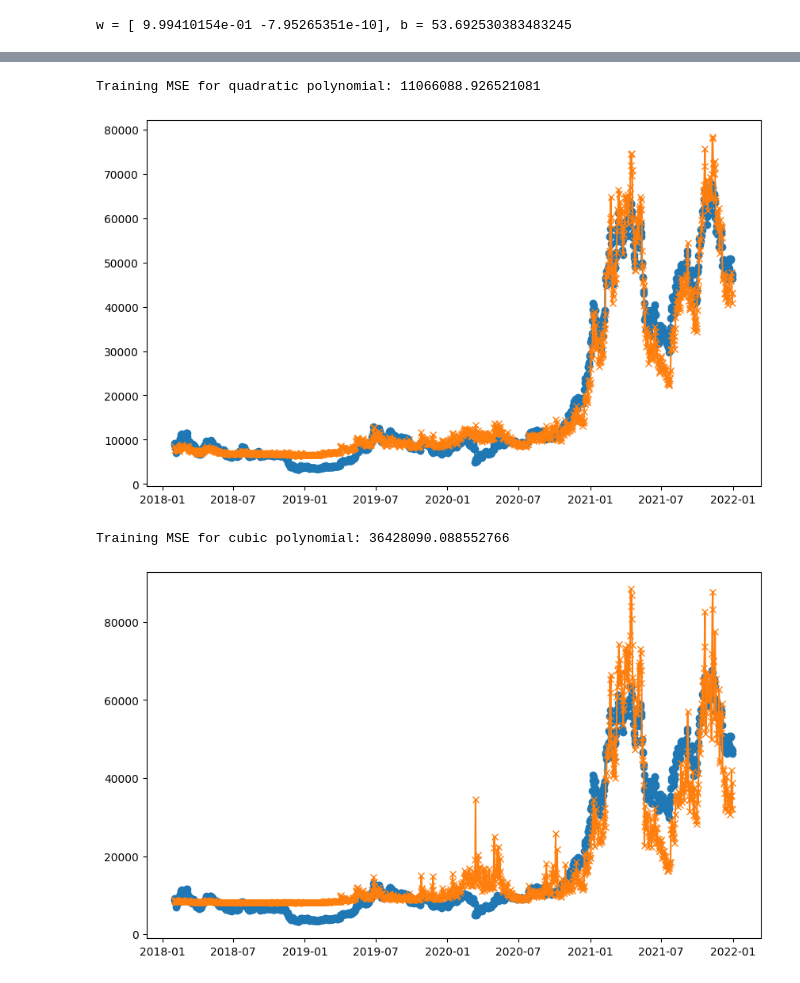
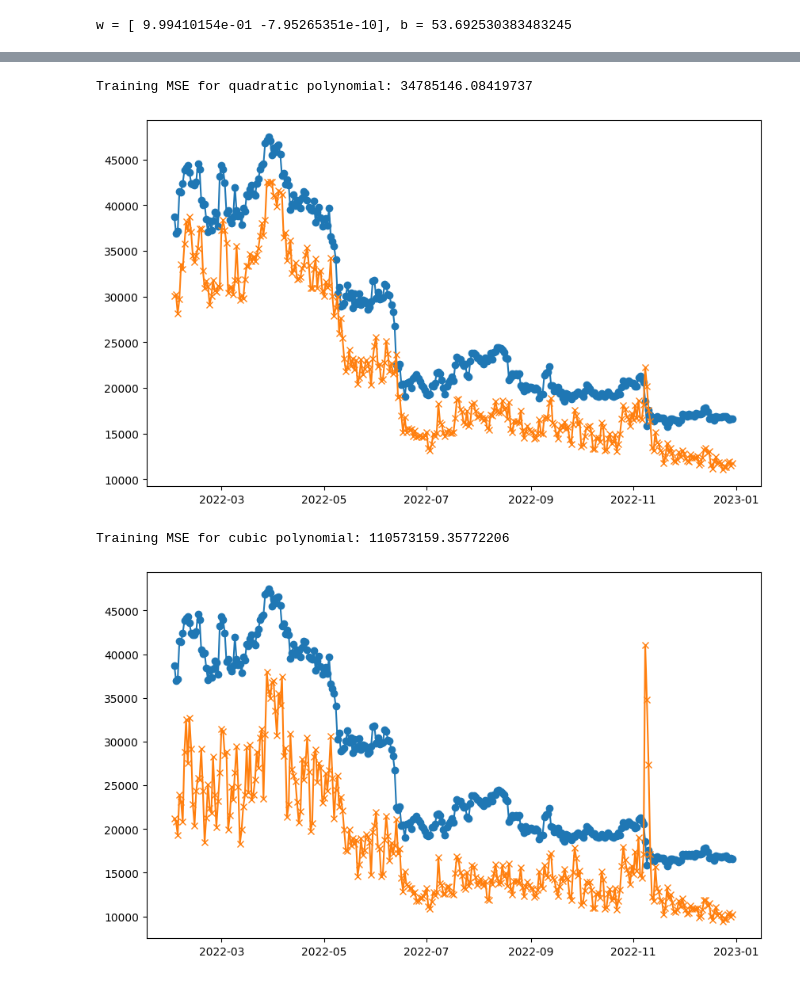
Before and after one commit to FakePickle/CoinSavvy, a Jupyter notebook: builder_models/model_tester.ipynb, the cells around one changed output, grey strips where cells are left out. Drawn from its saved outputs; the diff is of its cells as text; code cells hidden in the pictures.

```diff
--- a/builder_models/model_tester.ipynb
+++ b/builder_models/model_tester.ipynb
@@ -20,8 +20,8 @@ end_date = "2022-01-01"
 
 # Download historical data
 data = yf.download(ticker, start=start_date, end=end_date)
-
+data_test = yf.download(ticker, start="2022-02-01", end="2022-12-31")
 # Display the first few rows of the dataset for inspection
-print(data.head())
+print(data)
 # %% [output]
 [*********************100%%**********************]  1 of 1 completed
@@ -49,8 +52,8 @@ X_train = data[X_features]
 y_train = data[target_column]
 
 # Split the data into training and testing sets
-X_test = data[X_features]
-y_test = data[target_column]
+X_test = data_test[X_features]
+y_test = data_test[target_column]
 
 # Display the shape of the training and testing sets
 print("\nShape of X_train:", X_train.shape)
@@ -117,7 +119,7 @@ quadratic_model.fit(X_train, y_train)
 
 predictions = quadratic_model.predict(X_test).tolist()
 
-time_column =data.index.tolist()
+time_column =data_test.index.tolist()
 
 # Plotting the actual values
 plt.figure(figsize=(10, 6))
@@ -131,33 +133,33 @@ train_mse = mean_squared_error(y_test, predictions)
 print(f"Training MSE for quadratic polynomial: {train_mse}")
 plt.show()
 # %% [output]
-Training MSE for quadratic polynomial: 11066088.926521081
+Training MSE for quadratic polynomial: 34785146.08419737
-[figure, old version]
+[figure, new version]
 # %%
 poly_features = PolynomialFeatures(3)
 X_train_poly = poly_features.fit_transform(X_train)
 
 # Create and fit the quadratic regression model
 quadratic_model = make_pipeline(PolynomialFeatures(3), LinearRegression())
 quadratic_model.fit(X_train, y_train)
 
 predictions = quadratic_model.predict(X_test).tolist()
-time_column =data.index.tolist()
+time_column =data_test.index.tolist()
 
 # Plotting the actual values
 plt.figure(figsize=(10, 6))
 plt.plot(time_column, y_test, label='Actual', marker='o')
 
 # Plotting the predicted values
 plt.plot(time_column, predictions, label='Predicted', marker='x')
 
 
 train_mse = mean_squared_error(y_test, predictions)
 print(f"Training MSE for cubic polynomial: {train_mse}")
 plt.show()
 # %% [output]
-Training MSE for cubic polynomial: 36428090.088552766
+Training MSE for cubic polynomial: 110573159.35772206
-[figure, old version]
+[figure, new version]
 # %%
 poly_features = PolynomialFeatures(4)
 X_train_poly = poly_features.fit_transform(X_train)
```
Also changed, not shown: parts of 5 cells of this notebook.
